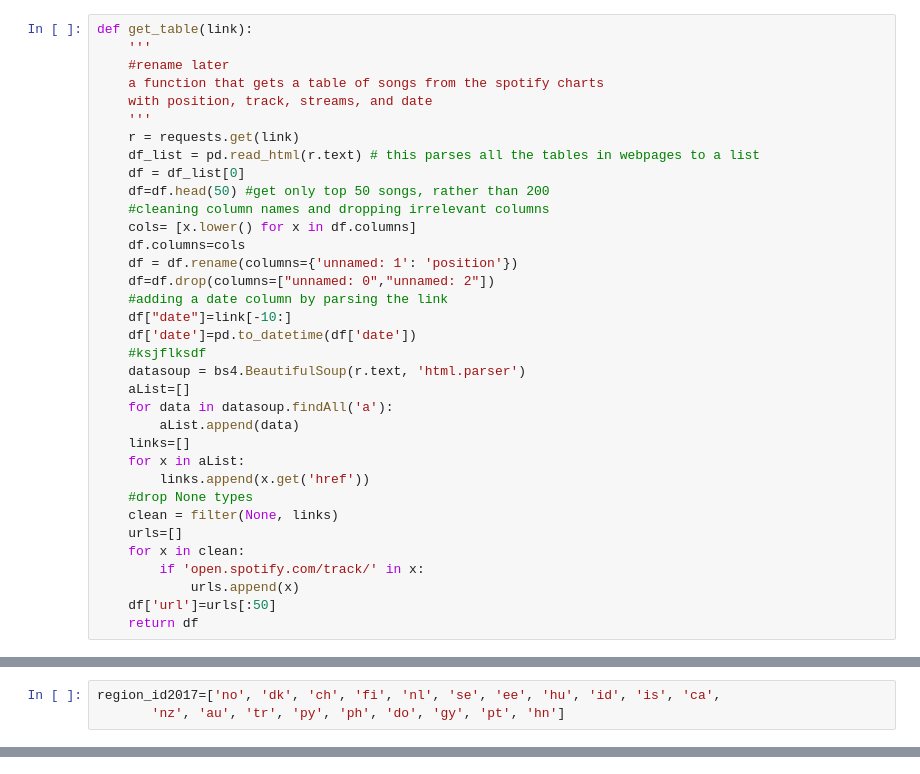
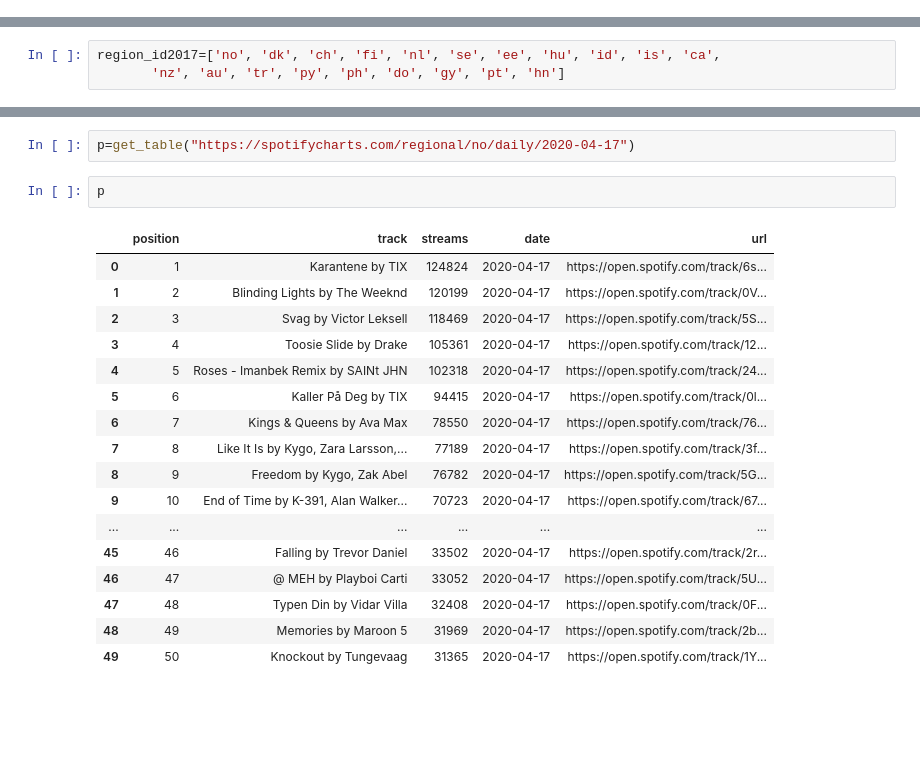
Before and after one commit to Albina-C/INFO-2950-Project, a Jupyter notebook: Spotify-Web-Scraping.ipynb, the cells around one changed output, grey strips where cells are left out. Cells and saved outputs as stored; diff of their text form; blank space fills up the shorter version.

```diff
--- a/Spotify-Web-Scraping.ipynb
+++ b/Spotify-Web-Scraping.ipynb
@@ -28,38 +47,3 @@ def create_links_2017(country):
     for single_date in daterange(start_date, end_date):
         links.append('https://spotifycharts.com/regional/' + country + '/daily/' + single_date.strftime("%Y-%m-%d"))
     return(links)
-# %%
-def get_table(link):
-    '''
-    #rename later
-    a function that gets a table of songs from the spotify charts
-    with position, track, streams, and date
-    '''
-    r = requests.get(link)
-    df_list = pd.read_html(r.text) # this parses all the tables in webpages to a list
-    df = df_list[0]
-    df=df.head(50) #get only top 50 songs, rather than 200
-    #cleaning column names and dropping irrelevant columns
-    cols= [x.lower() for x in df.columns]
-    df.columns=cols
-    df = df.rename(columns={'unnamed: 1': 'position'})
-    df=df.drop(columns=["unnamed: 0","unnamed: 2"])
-    #adding a date column by parsing the link
-    df["date"]=link[-10:]
-    df['date']=pd.to_datetime(df['date'])
-    #ksjflksdf
-    datasoup = bs4.BeautifulSoup(r.text, 'html.parser')
-    aList=[]
-    for data in datasoup.findAll('a'):
-        aList.append(data)
-    links=[]
-    for x in aList:
-        links.append(x.get('href'))
-    #drop None types
-    clean = filter(None, links)
-    urls=[]
-    for x in clean:
-        if 'open.spotify.com/track/' in x:
-            urls.append(x)
-    df['url']=urls[:50]
-    return df
@@ -173,0 +295,22 @@ spotify2020
+# %%
+p=get_table("https://spotifycharts.com/regional/no/daily/2020-04-17")
+# %%
+p
+# %% [output]
+|  | position | track | streams | date | url |
+| 0 | 1 | Karantene by TIX | 124824 | 2020-04-17 | https://open.spotify.com/track/6s... |
+| 1 | 2 | Blinding Lights by The Weeknd | 120199 | 2020-04-17 | https://open.spotify.com/track/0V... |
+| 2 | 3 | Svag by Victor Leksell | 118469 | 2020-04-17 | https://open.spotify.com/track/5S... |
+| 3 | 4 | Toosie Slide by Drake | 105361 | 2020-04-17 | https://open.spotify.com/track/12... |
+| 4 | 5 | Roses - Imanbek Remix by SAINt JHN | 102318 | 2020-04-17 | https://open.spotify.com/track/24... |
+| 5 | 6 | Kaller På Deg by TIX | 94415 | 2020-04-17 | https://open.spotify.com/track/0l... |
+| 6 | 7 | Kings & Queens by Ava Max | 78550 | 2020-04-17 | https://open.spotify.com/track/76... |
+| 7 | 8 | Like It Is by Kygo, Zara Larsson,... | 77189 | 2020-04-17 | https://open.spotify.com/track/3f... |
+| 8 | 9 | Freedom by Kygo, Zak Abel | 76782 | 2020-04-17 | https://open.spotify.com/track/5G... |
+| 9 | 10 | End of Time by K-391, Alan Walker... | 70723 | 2020-04-17 | https://open.spotify.com/track/67... |
+| ... | ... | ... | ... | ... | ... |
+| 45 | 46 | Falling by Trevor Daniel | 33502 | 2020-04-17 | https://open.spotify.com/track/2r... |
+| 46 | 47 | @ MEH by Playboi Carti | 33052 | 2020-04-17 | https://open.spotify.com/track/5U... |
+| 47 | 48 | Typen Din by Vidar Villa | 32408 | 2020-04-17 | https://open.spotify.com/track/0F... |
+| 48 | 49 | Memories by Maroon 5 | 31969 | 2020-04-17 | https://open.spotify.com/track/2b... |
+| 49 | 50 | Knockout by Tungevaag | 31365 | 2020-04-17 | https://open.spotify.com/track/1Y... |
```
Also changed, not shown: parts of 23 cells of this notebook.
